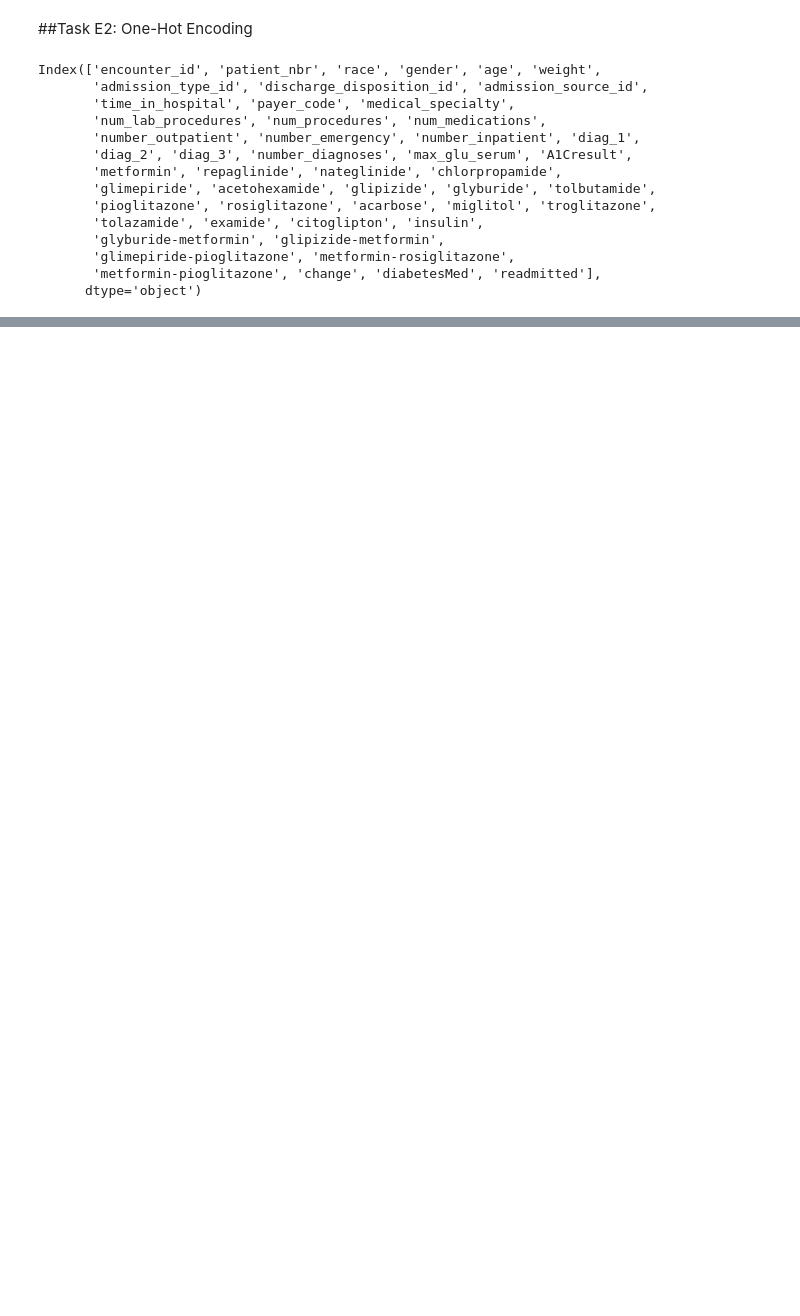
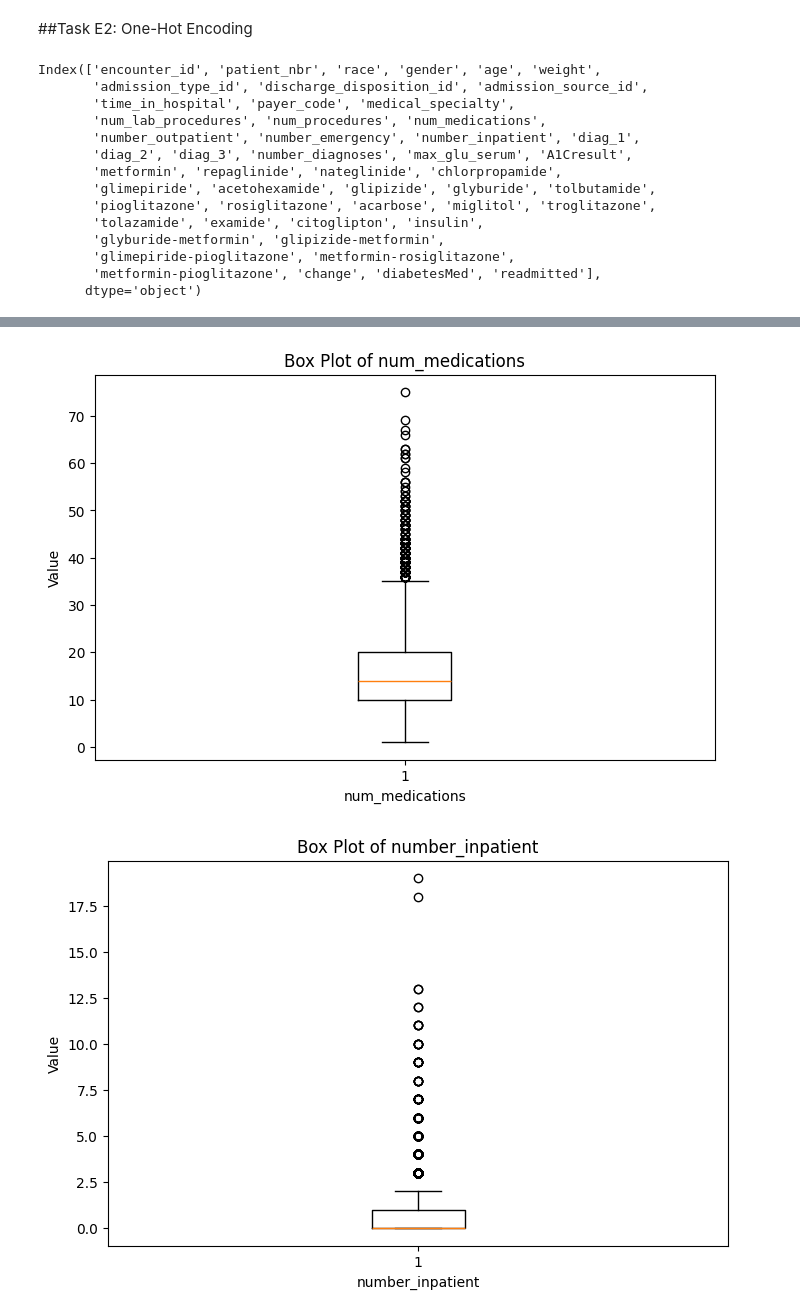
Before and after one commit to Shlokp2707/Machine-Learning-Diabetic-Patient, a Jupyter notebook: ml_project _alok.ipynb, the cells around one changed output, grey strips where cells are left out. Cells and saved outputs as stored; diff of their text form; code cells hidden in the pictures; blank space fills up the shorter version.

```diff
--- a/ml_project _alok.ipynb
+++ b/ml_project _alok.ipynb
@@ -728,0 +755,20 @@ Justification: These values represent genuine patient records and may correspond
+# %%
+#Box Plot
+def box_plot(data, column):
+
+    plt.figure(figsize=(8, 5))
+
+    plt.boxplot(data[column].dropna())
+
+    plt.title(f"Box Plot of {column}")
+    plt.xlabel(column)
+    plt.ylabel("Value")
+
+    plt.show()
+# %%
+box_plot(x_train, "num_medications")
+box_plot(x_train, "number_inpatient")
+box_plot(x_train, "num_lab_procedures")
+# %% [output]
+[figure, added]
+[figure, added]
```
Also changed, not shown: parts of 31 cells of this notebook.
